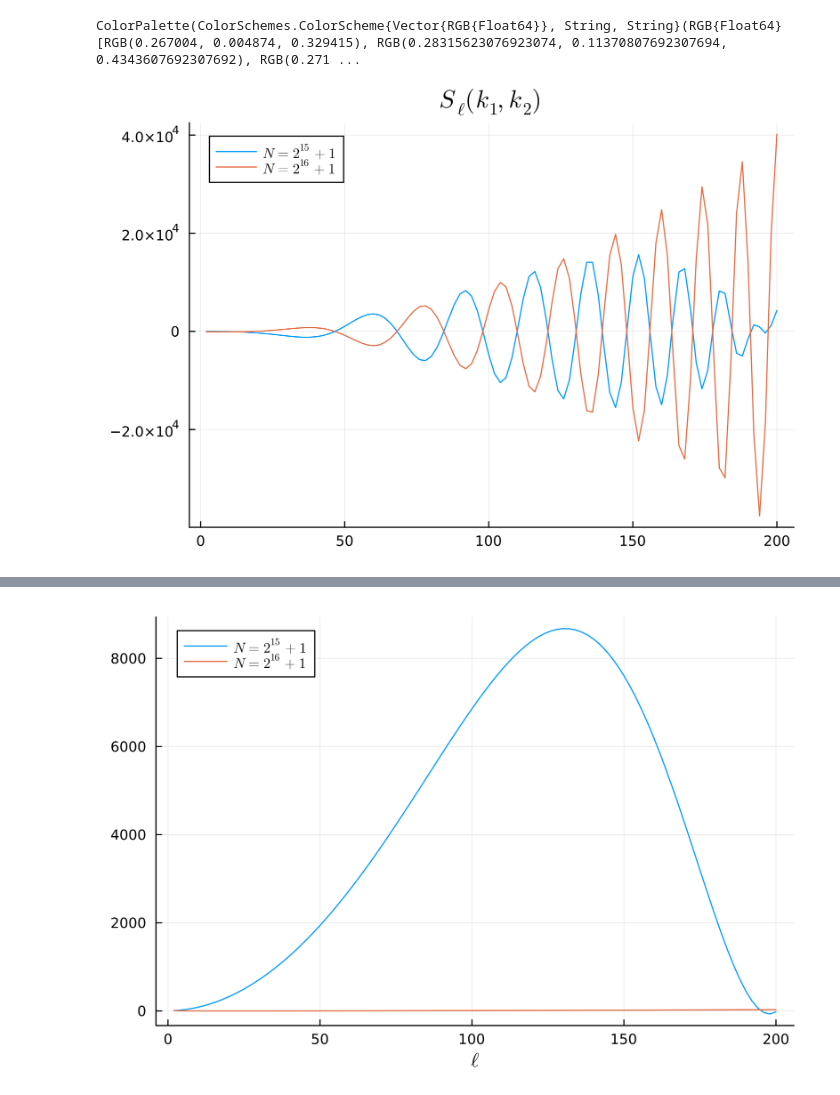
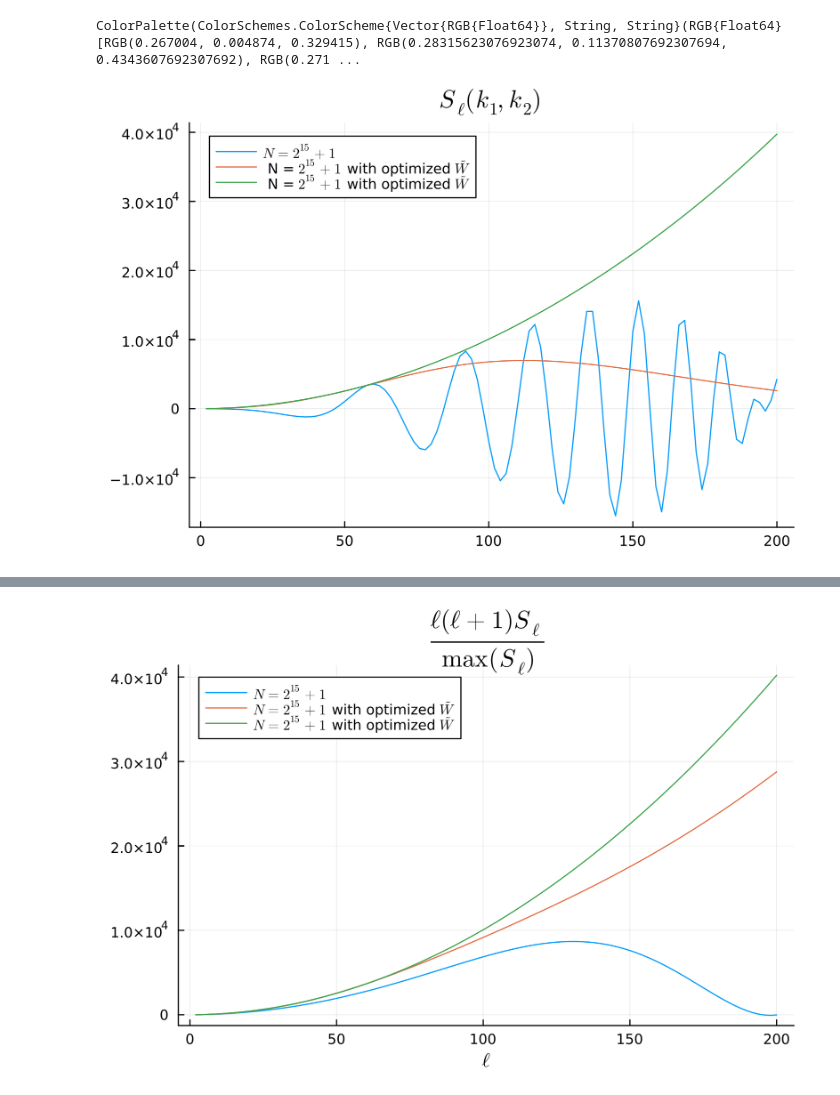
Before and after one commit to anvi-git/3D_Angular_Power_Spectrum, a Jupyter notebook: notebooks/comparisons_new.ipynb, the cells around one changed output, grey strips where cells are left out. Drawn from its saved outputs; the diff is of its cells as text; code cells hidden in the pictures.

```diff
--- a/notebooks/comparisons_new.ipynb
+++ b/notebooks/comparisons_new.ipynb
@@ -56,33 +60,14 @@ colors = palette(:viridis, 14)
 # %% [output]
 ColorPalette(ColorSchemes.ColorScheme{Vector{RGB{Float64}}, String, String}(RGB{Float64}[RGB(0.267004, 0.004874, 0.329415), RGB(0.28315623076923074, 0.11370807692307694, 0.4343607692307692), RGB(0.271 ...
 # %%
-Slkk1 = npzread("out/runs/run_2026_06_06_124805/S_lkk.npy") # 2^5 +1
-Slkk2 = npzread("out/runs/run_2026_06_06_125047/S_lkk.npy") # 2^6 +1
-Slkk3 = npzread("out/runs/run_2026_06_06_125256/S_lkk.npy") # 2^7 +1
-Slkk4 = npzread("out/runs/run_2026_06_06_125710/S_lkk.npy") # 2^8 +1
-Slkk5 = npzread("out/runs/run_2026_06_06_130339/S_lkk.npy") # 2^9 +1
-Slkk6 = npzread("out/runs/run_2026_06_06_131638/S_lkk.npy") # 2^10 +1
-Slkk7 = npzread("out/runs/run_2026_06_06_134103/S_lkk.npy") # 2^11 +1
-Slkk8 = npzread("out/runs/run_2026_06_06_142949/S_lkk.npy") # 2^12 +1
-Slkk9 = npzread("out/runs/run_2026_06_06_161327/S_lkk.npy") # 2^13 +1
-Slkk10 = npzread("out/runs/run_2026_06_06_195518/S_lkk.npy") # 2^14+1
-Slkk11 = npzread("out/runs/run_2026_06_07_033316/S_lkk.npy") # 2^15+1
-Slkk12 = npzread("out/runs/run_2026_06_09_085000/S_lkk.npy") # 2^16+1
+Slkk1 = npzread("out/runs/run_2026_06_07_033316/S_lkk.npy") # 2^15+1 with code #1
+Slkk2 = npzread("out/runs/run_2026_06_09_153751/S_lkk.npy") # 2^15+1 with optimized W_tilde - code #2
+Slkk3 = npzread("out/runs/run_2026_06_09_162124/S_lkk.npy") # 2^15+1 with optimized W_tilde - code #1
 
 i = 1; j = 1;
-ℓ = LinRange(2, 200, 100)
-#plot(ℓ, Slkk1[i,j,:] .* ℓ .* (ℓ .+ 1) / maximum(Slkk1[i,j,:]), linestyle = :auto, label = L" N = 2^5 + 1")
-# plot!(ℓ, Slkk2[i,j,:] .* ℓ .* (ℓ .+ 1) / maximum(Slkk2[i,j,:]), linestyle = :auto, label = L" N = 2^6 + 1")
-# plot!(ℓ, Slkk3[i,j,:] .* ℓ .* (ℓ .+ 1) / maximum(Slkk3[i,j,:]), linestyle = :auto, label = L" N = 2^7 + 1")
-# plot!(ℓ, Slkk4[i,j,:] .* ℓ .* (ℓ .+ 1) / maximum(Slkk4[i,j,:]), linestyle = :auto, label = L" N = 2^8 + 1")
-# plot!(ℓ, Slkk5[i,j,:] .* ℓ .* (ℓ .+ 1) / maximum(Slkk5[i,j,:]), linestyle = :auto, label = L" N = 2^9 + 1")
-# plot!(ℓ, Slkk6[i,j,:] .* ℓ .* (ℓ .+ 1) / maximum(Slkk6[i,j,:]), linestyle = :auto, label = L" N = 2^{10} + 1")
-# plot!(ℓ, Slkk7[i,j,:] .* ℓ .* (ℓ .+ 1) / maximum(Slkk7[i,j,:]), linestyle = :auto, label = L" N = 2^{11} + 1")
-# plot!(ℓ, Slkk8[i,j,:] .* ℓ .* (ℓ .+ 1) / maximum(Slkk8[i,j,:]), linestyle = :auto, label = L" N = 2^{12} + 1")
-# plot!(ℓ, Slkk9[i,j,:] .* ℓ .* (ℓ .+ 1) / maximum(Slkk9[i,j,:]), linestyle = :auto, label = L" N = 2^{13} + 1")
-#Plots.plot(ℓ, Slkk10[i,j,:] .* ℓ .* (ℓ .+ 1) / maximum(Slkk10[i,j,:]), linestyle = :auto, label = L" N = 2^{14} + 1")
-Plots.plot(ℓ, Slkk11[i,j,:] .* ℓ .* (ℓ .+ 1) / maximum(Slkk11[i,j,:]), label = L" N = 2^{15} + 1")
-Plots.plot!(ℓ, Slkk12[i,j,:] .* ℓ .* (ℓ .+ 1) / maximum(Slkk12[i,j,:]), label = L" N = 2^{16} + 1")
+Plots.plot(ℓ, Slkk1[i,j,:] .* ℓ .* (ℓ .+ 1) / maximum(Slkk1[i,j,:]), label = L" N = 2^{15} + 1")
+Plots.plot!(ℓ, Slkk2[i,j,:] .* ℓ .* (ℓ .+ 1) / maximum(Slkk2[i,j,:]), label = L" N = $2^{15} + 1$ with optimized $\tilde W$")
+Plots.plot!(ℓ, Slkk3[i,j,:] .* ℓ .* (ℓ .+ 1) / maximum(Slkk3[i,j,:]), label = L" N = $2^{15} + 1$ with optimized $\tilde W$")
 Plots.plot!(dpi = 300, legend=true, title = L"S_{\ell}(k_1,k_2)")
 # %% [output]
-[figure, old version]
+[figure, new version]
@@ -89,34 +75,15 @@ Plots.plot!(dpi = 300, legend=true, title = L"S_{\ell}(k_1,k_2)")
 # %%
-S1 = npzread("out/runs/run_2026_06_06_124805/S_l.npy") # 2^5 +1
-S2 = npzread("out/runs/run_2026_06_06_125047/S_l.npy") # 2^6 +1
-S3 = npzread("out/runs/run_2026_06_06_125256/S_l.npy") # 2^7 +1
-S4 = npzread("out/runs/run_2026_06_06_125710/S_l.npy") # 2^8 +1
-S5 = npzread("out/runs/run_2026_06_06_130339/S_l.npy") # 2^9 +1
-S6 = npzread("out/runs/run_2026_06_06_131638/S_l.npy") # 2^10 +1
-S7 = npzread("out/runs/run_2026_06_06_134103/S_l.npy") # 2^11 +1
-S8 = npzread("out/runs/run_2026_06_06_142949/S_l.npy") # 2^12 +1
-S9 = npzread("out/runs/run_2026_06_06_161327/S_l.npy") # 2^13 +1
-S10 = npzread("out/runs/run_2026_06_06_195518/S_l.npy") # 2^14+1
-S11 = npzread("out/runs/run_2026_06_07_033316/S_l.npy") # 2^15+1
-S12 = npzread("out/runs/run_2026_06_09_085000/S_l.npy") # 2^16+1
-
+S1 = npzread("out/runs/run_2026_06_07_033316/S_l.npy") # 2^15+1
+S2 = npzread("out/runs/run_2026_06_09_153751/S_l.npy") # 2^15+1 with optimized W_tilde
+S3 = npzread("out/runs/run_2026_06_09_162124/S_l.npy") # 2^15+1 with optimized W_tilde - code #1
 ℓ = LinRange(2, 200, 100)
 
-#plot(ℓ, S1 .* ℓ .* (ℓ .+ 1) / maximum(S1), linestyle = :auto, label = L" N = 2^5 + 1")
-# plot!(ℓ, S2 .* ℓ .* (ℓ .+ 1) / maximum(S2), linestyle = :auto, label = L" N = 2^6 + 1")
-# plot!(ℓ, S3 .* ℓ .* (ℓ .+ 1) / maximum(S3), linestyle = :auto, label = L" N = 2^7 + 1")
-# plot!(ℓ, S4 .* ℓ .* (ℓ .+ 1) / maximum(S4), linestyle = :auto, label = L" N = 2^8 + 1")
-# plot!(ℓ, S5 .* ℓ .* (ℓ .+ 1) / maximum(S5), linestyle = :auto, label = L" N = 2^9 + 1")
-# plot!(ℓ, S6 .* ℓ .* (ℓ .+ 1) / maximum(S6), linestyle = :auto, label = L" N = 2^{10} + 1")
-# plot!(ℓ, S7 .* ℓ .* (ℓ .+ 1) / maximum(S7), linestyle = :auto, label = L" N = 2^{11} + 1")
-# plot!(ℓ, S8 .* ℓ .* (ℓ .+ 1) / maximum(S8), linestyle = :auto, label = L" N = 2^{12} + 1")
-# plot!(ℓ, S9 .* ℓ .* (ℓ .+ 1) / maximum(S9), linestyle = :auto, label = L" N = 2^{13} + 1")
-#Plots.plot(ℓ, S10 .* ℓ .* (ℓ .+ 1) / maximum(S10), linestyle = :auto, label = L" N = 2^{14} + 1")
-Plots.plot(ℓ, S11 .* ℓ .* (ℓ .+ 1) / maximum(S11), label = L" N = 2^{15} + 1")
-Plots.plot!(ℓ, S12 .* ℓ .* (ℓ .+ 1) / maximum(S12), label = L" N = 2^{16} + 1")
-Plots.plot!(xlabel = L"\ell", dpi = 300, legend=true)
+Plots.plot(ℓ, S1 .* ℓ .* (ℓ .+ 1) / maximum(S1), label = L"$N = 2^{15} + 1$")
+Plots.plot!(ℓ, S2 .* ℓ .* (ℓ .+ 1) / maximum(S2), label = L"$N = 2^{15} + 1$ with optimized $\tilde W$")
+Plots.plot!(ℓ, S3 .* ℓ .* (ℓ .+ 1) / maximum(S3), label = L"$N = 2^{15} + 1$ with optimized $\tilde W$")
+Plots.plot!(xlabel = L"\ell", title = L"$\frac{\ell (\ell + 1) S_\ell}{\max(S_\ell)}$", dpi = 300, legend=true)
 # %% [output]
-[figure, old version]
+[figure, new version]
 # %%
 # fig = Figure(size = (800, 600))
 # ax_bottom = Axis(fig[1, 1],
```
Also changed, not shown: parts of 3 cells of this notebook, 6 other files.
